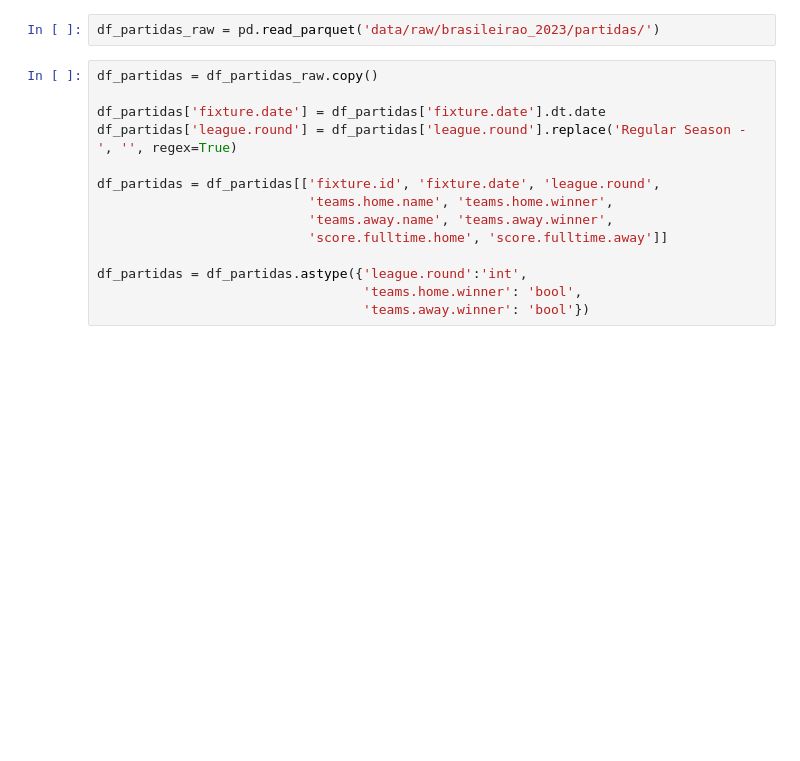
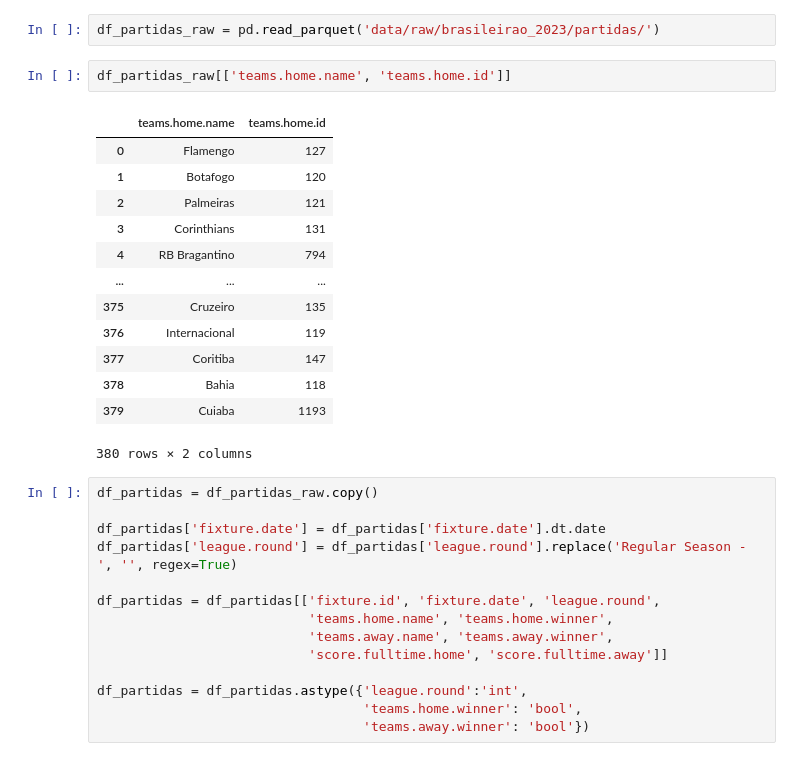
Before and after one commit to raphaelrocha22/Projeto_Sports_Infnet, a Jupyter notebook: 2-Analise_Dados.ipynb, the cells around one changed output. Saved outputs shown, nothing was run; the diff lists cells and outputs as text; blank space fills up the shorter version.

```diff
--- a/2-Analise_Dados.ipynb
+++ b/2-Analise_Dados.ipynb
@@ -10,6 +10,22 @@ pd.set_option('display.max_columns', None)
 ### Partidas
 # %%
 df_partidas_raw = pd.read_parquet('data/raw/brasileirao_2023/partidas/')
+# %%
+df_partidas_raw[['teams.home.name', 'teams.home.id']]
+# %% [output]
+|  | teams.home.name | teams.home.id |
+| 0 | Flamengo | 127 |
+| 1 | Botafogo | 120 |
+| 2 | Palmeiras | 121 |
+| 3 | Corinthians | 131 |
+| 4 | RB Bragantino | 794 |
+| ... | ... | ... |
+| 375 | Cruzeiro | 135 |
+| 376 | Internacional | 119 |
+| 377 | Coritiba | 147 |
+| 378 | Bahia | 118 |
+| 379 | Cuiaba | 1193 |
+380 rows × 2 columns
 # %%
 df_partidas = df_partidas_raw.copy()
 
```
